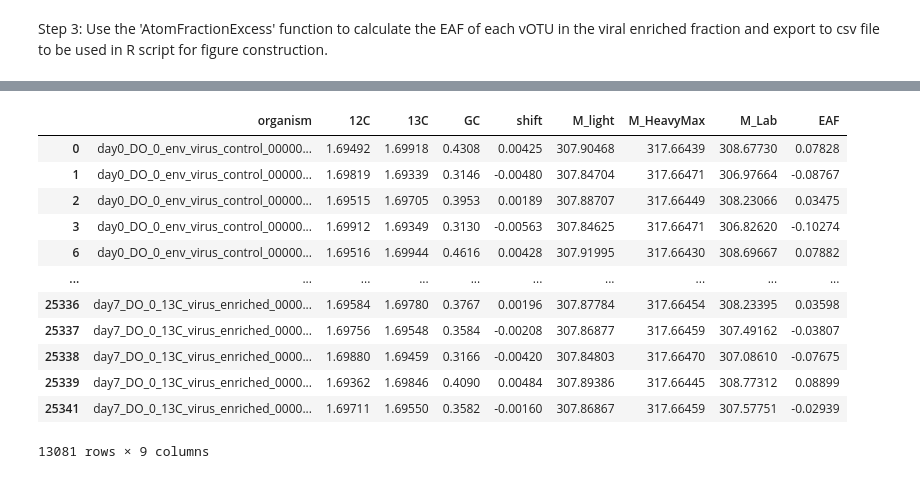
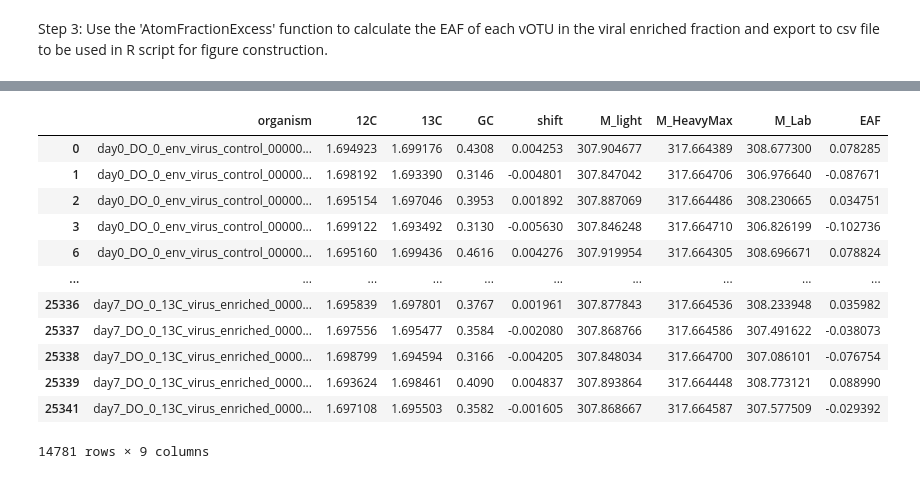
Before and after one commit to DeaconOfBiology/Siders_data, a Jupyter notebook: code/notebooks/ExcessAtomFraction_calculations.ipynb, the cells around one changed output, grey strips where cells are left out. Cells and saved outputs as stored; diff of their text form; code cells hidden in the pictures.

```diff
--- a/code/notebooks/ExcessAtomFraction_calculations.ipynb
+++ b/code/notebooks/ExcessAtomFraction_calculations.ipynb
@@ -411,7 +375,7 @@ def LongFormat(df, index, otu_col, value_col):
 def reformate(df, index, otu_col, value_col):
     long = LongFormat(df, index, otu_col, value_col)
     long['treatment'] = long['samples'].apply(lambda x: "12C" if "12C" in x else "13C")
-    long['day'] = long['samples'].apply(lambda x: "DAY7" if "DAY7" in x else "Other")
+    long['day'] = long['samples'].apply(lambda x: "DAY7" if "DAY7" in x else "DAY0")
     long['fraction'] = long['samples'].str.extract(r'(\d+-\d+|\d+)$', expand=False)
 
     # Step 1: Create a mask indicating rows with count == 0
@@ -797,40 +790,17 @@ Step 1: Call in required data frames for EAF calculation of the cell enriched fr
 # %%
-# Define old and new names
-voldnames = ["CLEAN_DAY7_DO_0_12C_VIRAL_10_12","CLEAN_DAY7_DO_0_12C_VIRAL_1_6",
-              "CLEAN_DAY7_DO_0_12C_VIRAL_7","CLEAN_DAY7_DO_0_12C_VIRAL_8",
-              "CLEAN_DAY7_DO_0_12C_VIRAL_9",
-
-              "CLEAN_DAY7_DO_0_13C_VIRAL_10_12",
-              "CLEAN_DAY7_DO_0_13C_VIRAL_1_6","CLEAN_DAY7_DO_0_13C_VIRAL_7",
-              "CLEAN_DAY7_DO_0_13C_VIRAL_8","CLEAN_DAY7_DO_0_13C_VIRAL_9"]
-
-vnewnames = ["DAY7_DO_0_12C_VIRAL_10","DAY7_DO_0_12C_VIRAL_6",
-              "DAY7_DO_0_12C_VIRAL_7","DAY7_DO_0_12C_VIRAL_8",
-              "DAY7_DO_0_12C_VIRAL_9",
-
-              "DAY7_DO_0_13C_VIRAL_10",
-              "DAY7_DO_0_13C_VIRAL_6","DAY7_DO_0_13C_VIRAL_7",
-              "DAY7_DO_0_13C_VIRAL_8","DAY7_DO_0_13C_VIRAL_9"]
-
-
-
-viral_ve_cov = pd.read_csv("/projects/luo_lab/Siders_data/data/processed/anvio/merged_profile_db/derep_viral_ve/derep_viral_ve-COVs.txt", sep="\t")
-# Rename columns
-viral_ve_cov.rename(columns=dict(zip(voldnames, vnewnames)), inplace=True)
-
 # Convert to DataFrame with contig as row index
-viral_ve_relative_abundance = viral_ve_cov.set_index("contig").transpose().reset_index()
+viral_ve_cov_transposed = viral_ve_cov.set_index("contig").transpose().reset_index()
 
 # Normalize the data
-normalized_data = normalize(viral_ve_relative_abundance.drop(columns="index"), axis=1, norm='l1')
-viral_ve_relative_abundance = pd.DataFrame(normalized_data, columns=viral_ve_relative_abundance.columns[1:])
+normalized_data = normalize(viral_ve_cov_transposed.drop(columns="index"), axis=1, norm='l1')
+viral_ve_relative_abundance = pd.DataFrame(normalized_data, columns=viral_ve_cov_transposed.columns[1:])
 viral_ve_relative_abundance["samples"] = viral_ve_cov.columns[1:]
 
 # Reorder columns to have samples first
 viral_ve_relative_abundance = viral_ve_relative_abundance[["samples"] + list(viral_ve_relative_abundance.columns[:-1])]
 
 # Save to CSV
-viral_ve_relative_abundance.to_csv("/projects/luo_lab/Siders_data/results/tables/drep_ve_rel_abun2.csv", index=False)
+viral_ve_relative_abundance.to_csv("/projects/luo_lab/Siders_data/results/tables/drep_ve_rel_abun.csv", index=False)
 viral_ve_relative_abundance
 # %% [output]
 | contig | samples | day0_DO_0_env_virus_control_00000... | day0_DO_0_env_virus_control_00000... | day0_DO_0_env_virus_control_00000... | day0_DO_0_env_virus_control_00000... | ... |
@@ -958,21 +899,19 @@ viral_ve_relative_abundance_long
 25343 rows × 4 columns
 # %%
 viral_ve_atomic_fraction=AtomFractionExcess(viral_ve_relative_abundance_long).dropna()
-# Filter viralcell_atomic_fraction to keep only organisms that are in the filtered list
-viral_ve_atomic_fraction_filtered = viral_ve_atomic_fraction[viral_ve_atomic_fraction['organism'].isin(filtered_organisms)]
-viral_ve_atomic_fraction_filtered.to_csv('/projects/luo_lab/Siders_data/results/tables/viral_atomic_fraction_ve.csv', index=False)
-viral_ve_atomic_fraction_filtered
+viral_ve_atomic_fraction.to_csv('/projects/luo_lab/Siders_data/results/tables/viral_eaf_ve.csv', index=False)
+viral_ve_atomic_fraction
 # %% [output]
 |  | organism | 12C | 13C | GC | shift | M_light | M_HeavyMax | M_Lab | EAF |
-| 0 | day0_DO_0_env_virus_control_00000... | 1.69492 | 1.69918 | 0.4308 | 0.00425 | 307.90468 | 317.66439 | 308.67730 | 0.07828 |
-| 1 | day0_DO_0_env_virus_control_00000... | 1.69819 | 1.69339 | 0.3146 | -0.00480 | 307.84704 | 317.66471 | 306.97664 | -0.08767 |
-| 2 | day0_DO_0_env_virus_control_00000... | 1.69515 | 1.69705 | 0.3953 | 0.00189 | 307.88707 | 317.66449 | 308.23066 | 0.03475 |
-| 3 | day0_DO_0_env_virus_control_00000... | 1.69912 | 1.69349 | 0.3130 | -0.00563 | 307.84625 | 317.66471 | 306.82620 | -0.10274 |
-| 6 | day0_DO_0_env_virus_control_00000... | 1.69516 | 1.69944 | 0.4616 | 0.00428 | 307.91995 | 317.66430 | 308.69667 | 0.07882 |
+| 0 | day0_DO_0_env_virus_control_00000... | 1.694923 | 1.699176 | 0.4308 | 0.004253 | 307.904677 | 317.664389 | 308.677300 | 0.078285 |
+| 1 | day0_DO_0_env_virus_control_00000... | 1.698192 | 1.693390 | 0.3146 | -0.004801 | 307.847042 | 317.664706 | 306.976640 | -0.087671 |
+| 2 | day0_DO_0_env_virus_control_00000... | 1.695154 | 1.697046 | 0.3953 | 0.001892 | 307.887069 | 317.664486 | 308.230665 | 0.034751 |
+| 3 | day0_DO_0_env_virus_control_00000... | 1.699122 | 1.693492 | 0.3130 | -0.005630 | 307.846248 | 317.664710 | 306.826199 | -0.102736 |
+| 6 | day0_DO_0_env_virus_control_00000... | 1.695160 | 1.699436 | 0.4616 | 0.004276 | 307.919954 | 317.664305 | 308.696671 | 0.078824 |
 | ... | ... | ... | ... | ... | ... | ... | ... | ... | ... |
-| 25336 | day7_DO_0_13C_virus_enriched_0000... | 1.69584 | 1.69780 | 0.3767 | 0.00196 | 307.87784 | 317.66454 | 308.23395 | 0.03598 |
-| 25337 | day7_DO_0_13C_virus_enriched_0000... | 1.69756 | 1.69548 | 0.3584 | -0.00208 | 307.86877 | 317.66459 | 307.49162 | -0.03807 |
-| 25338 | day7_DO_0_13C_virus_enriched_0000... | 1.69880 | 1.69459 | 0.3166 | -0.00420 | 307.84803 | 317.66470 | 307.08610 | -0.07675 |
-| 25339 | day7_DO_0_13C_virus_enriched_0000... | 1.69362 | 1.69846 | 0.4090 | 0.00484 | 307.89386 | 317.66445 | 308.77312 | 0.08899 |
-| 25341 | day7_DO_0_13C_virus_enriched_0000... | 1.69711 | 1.69550 | 0.3582 | -0.00160 | 307.86867 | 317.66459 | 307.57751 | -0.02939 |
+| 25336 | day7_DO_0_13C_virus_enriched_0000... | 1.695839 | 1.697801 | 0.3767 | 0.001961 | 307.877843 | 317.664536 | 308.233948 | 0.035982 |
+| 25337 | day7_DO_0_13C_virus_enriched_0000... | 1.697556 | 1.695477 | 0.3584 | -0.002080 | 307.868766 | 317.664586 | 307.491622 | -0.038073 |
+| 25338 | day7_DO_0_13C_virus_enriched_0000... | 1.698799 | 1.694594 | 0.3166 | -0.004205 | 307.848034 | 317.664700 | 307.086101 | -0.076754 |
+| 25339 | day7_DO_0_13C_virus_enriched_0000... | 1.693624 | 1.698461 | 0.4090 | 0.004837 | 307.893864 | 317.664448 | 308.773121 | 0.088990 |
+| 25341 | day7_DO_0_13C_virus_enriched_0000... | 1.697108 | 1.695503 | 0.3582 | -0.001605 | 307.868667 | 317.664587 | 307.577509 | -0.029392 |
-13081 rows × 9 columns
+14781 rows × 9 columns
```
Also changed, not shown: parts of 45 cells of this notebook, 41 other files.
